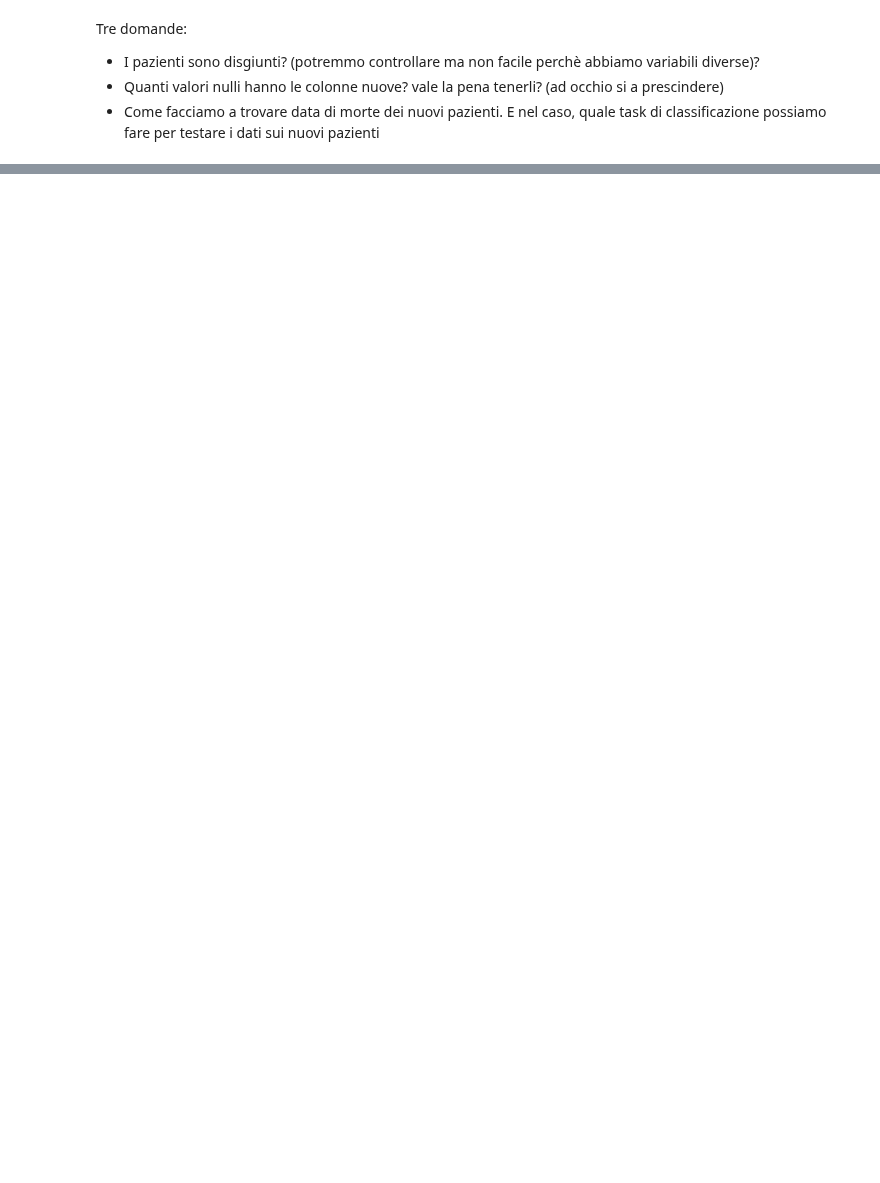
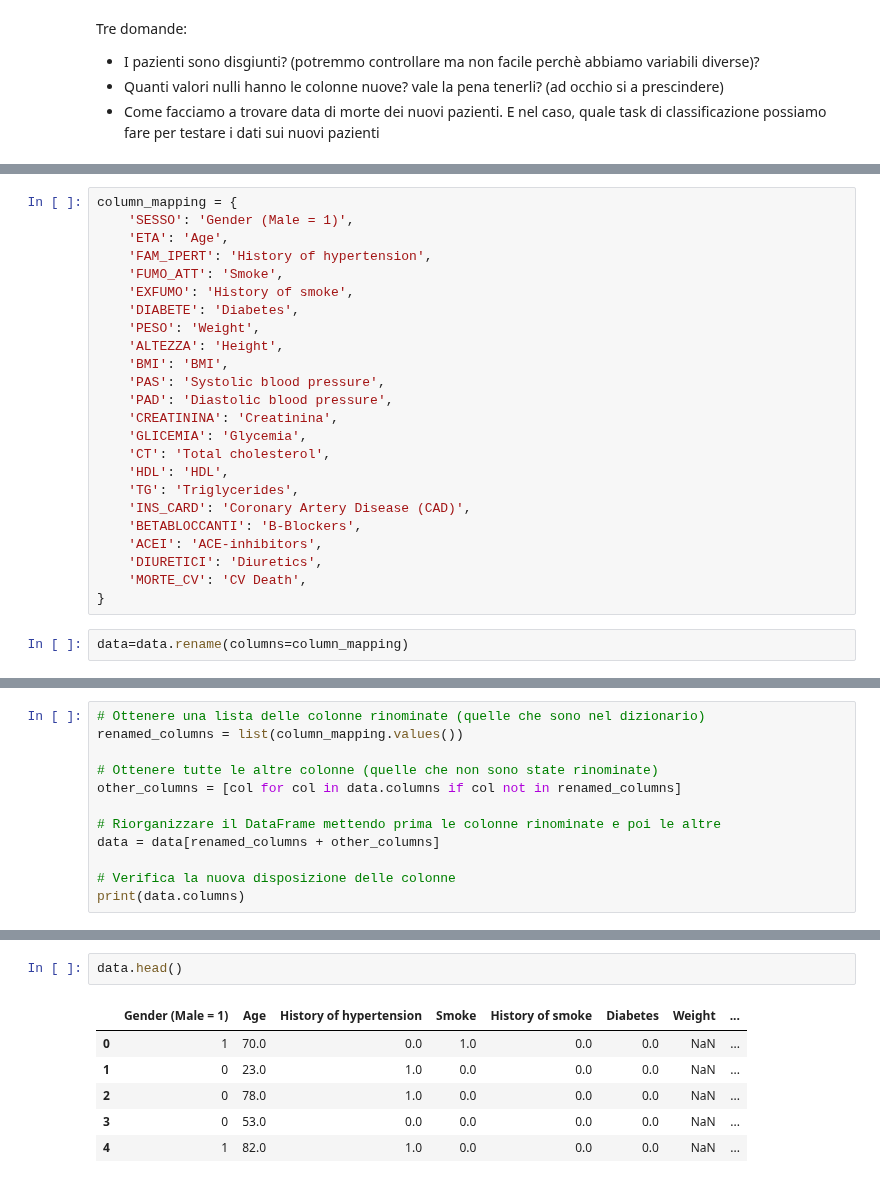
Before and after one commit to davide-marchi/clinical-data-encoding, a Jupyter notebook: cleaningNewDataset.ipynb, the cells around one changed output, grey strips where cells are left out. Cells and saved outputs as stored; diff of their text form; blank space fills up the shorter version.

```diff
--- a/cleaningNewDataset.ipynb
+++ b/cleaningNewDataset.ipynb
@@ -97,0 +144,26 @@ Tre domande:
+# %%
+column_mapping = {
+    'SESSO': 'Gender (Male = 1)',
+    'ETA': 'Age',
+    'FAM_IPERT': 'History of hypertension',
+    'FUMO_ATT': 'Smoke',
+    'EXFUMO': 'History of smoke',
+    'DIABETE': 'Diabetes',
+    'PESO': 'Weight',
+    'ALTEZZA': 'Height',
+    'BMI': 'BMI',
+    'PAS': 'Systolic blood pressure',
+    'PAD': 'Diastolic blood pressure',
+    'CREATININA': 'Creatinina',
+    'GLICEMIA': 'Glycemia',
+    'CT': 'Total cholesterol',
+    'HDL': 'HDL',
+    'TG': 'Triglycerides',
+    'INS_CARD': 'Coronary Artery Disease (CAD)',
+    'BETABLOCCANTI': 'B-Blockers',
+    'ACEI': 'ACE-inhibitors',
+    'DIURETICI': 'Diuretics',
+    'MORTE_CV': 'CV Death',
+}
+# %%
+data=data.rename(columns=column_mapping)
@@ -97,0 +172,12 @@ Tre domande:
+# %%
+# Ottenere una lista delle colonne rinominate (quelle che sono nel dizionario)
+renamed_columns = list(column_mapping.values())
+
+# Ottenere tutte le altre colonne (quelle che non sono state rinominate)
+other_columns = [col for col in data.columns if col not in renamed_columns]
+
+# Riorganizzare il DataFrame mettendo prima le colonne rinominate e poi le altre
+data = data[renamed_columns + other_columns]
+
+# Verifica la nuova disposizione delle colonne
+print(data.columns)
@@ -97,0 +203,9 @@ Tre domande:
+# %%
+data.head()
+# %% [output]
+|  | Gender (Male = 1) | Age | History of hypertension | Smoke | History of smoke | Diabetes | Weight | ... |
+| 0 | 1 | 70.0 | 0.0 | 1.0 | 0.0 | 0.0 | NaN | ... |
+| 1 | 0 | 23.0 | 1.0 | 0.0 | 0.0 | 0.0 | NaN | ... |
+| 2 | 0 | 78.0 | 1.0 | 0.0 | 0.0 | 0.0 | NaN | ... |
+| 3 | 0 | 53.0 | 0.0 | 0.0 | 0.0 | 0.0 | NaN | ... |
+| 4 | 1 | 82.0 | 1.0 | 0.0 | 0.0 | 0.0 | NaN | ... |
```
Also changed, not shown: parts of 10 cells of this notebook.
